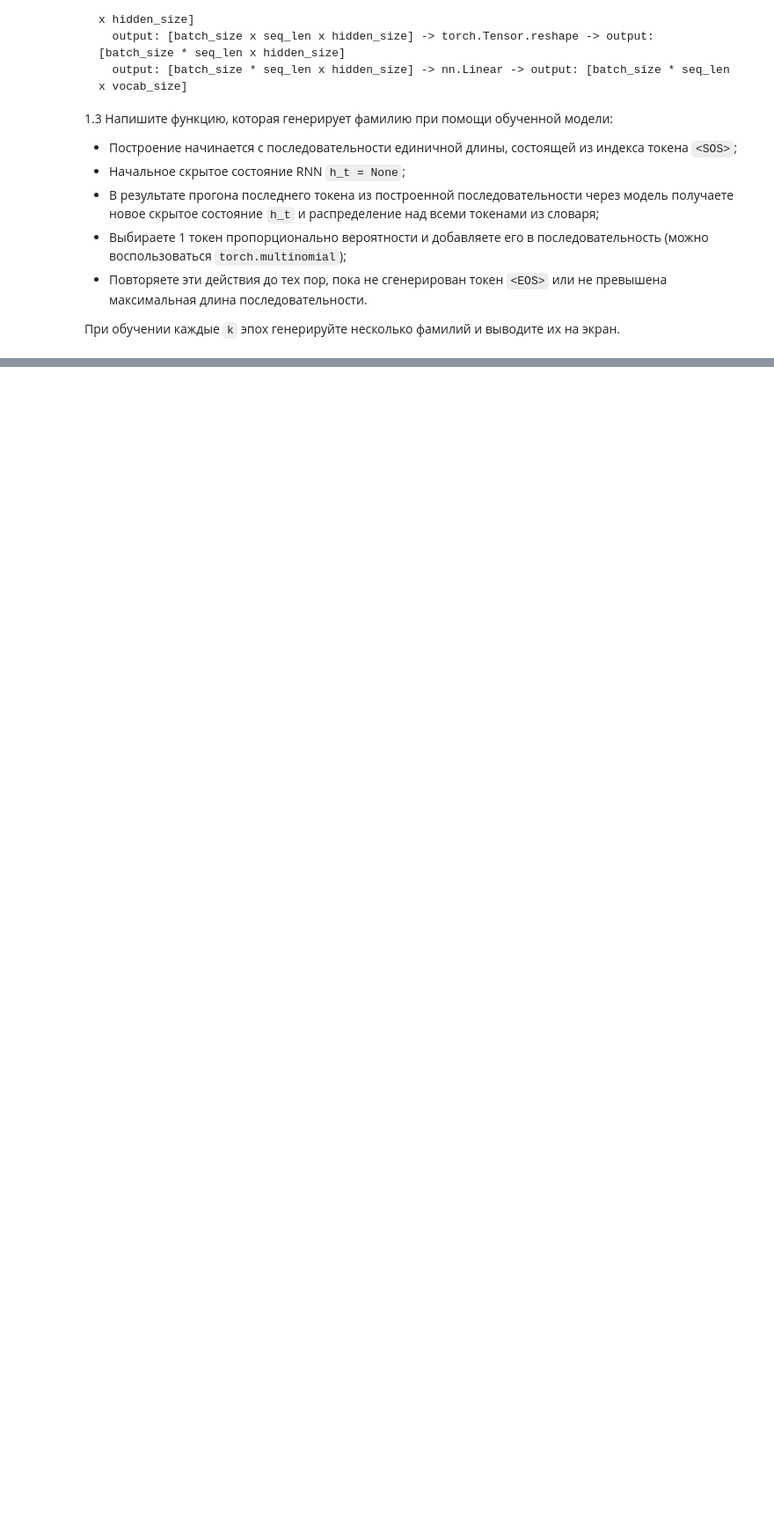
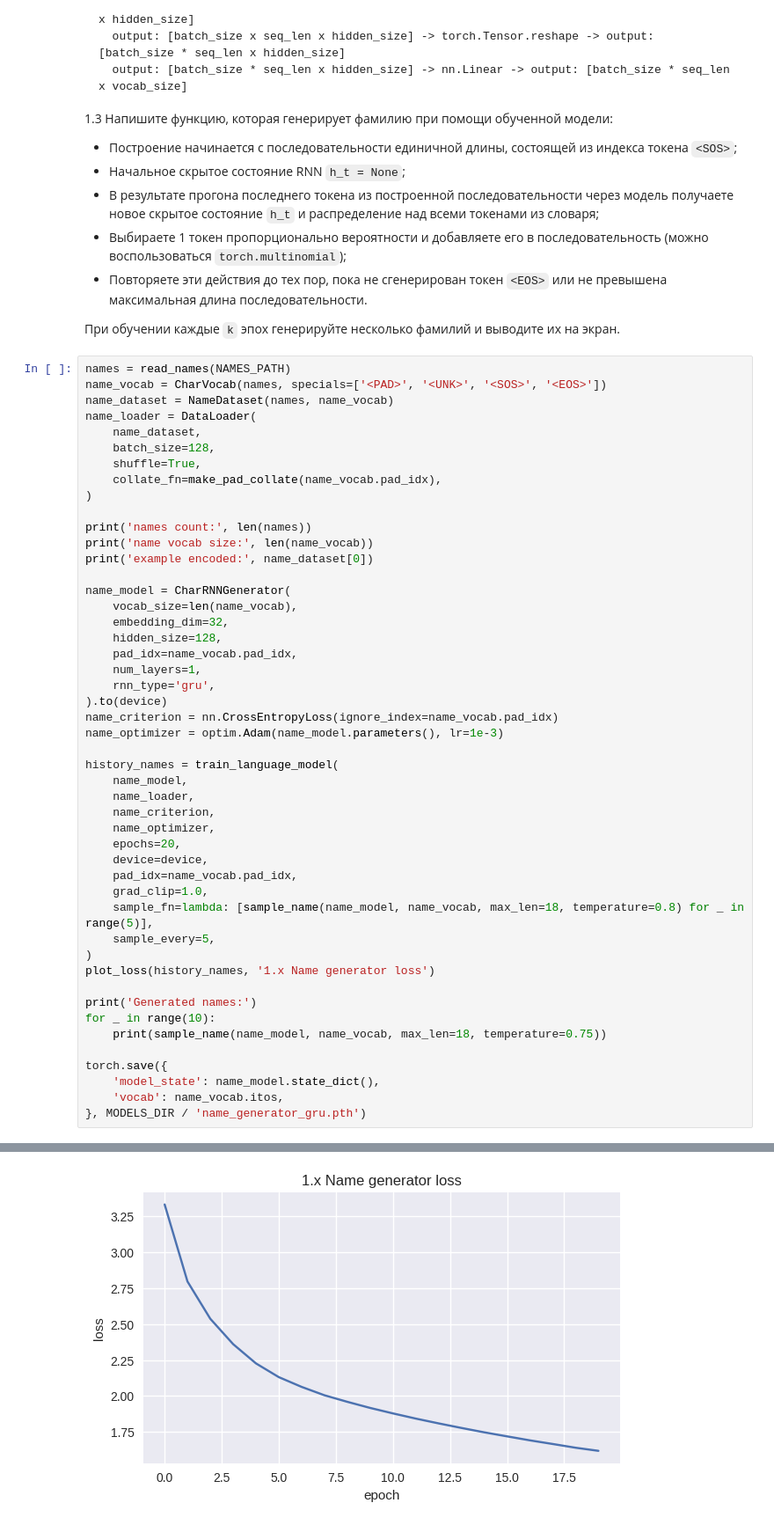
Before and after one commit to sowwds/mirea_lab, a Jupyter notebook: 6 sem/algo-ml/Текущий контроль 13-14/Задание.ipynb, the cells around one changed output, grey strips where cells are left out. Shown at 88% size. Cells and saved outputs as stored; diff of their text form; blank space fills up the shorter version.

```diff
--- a/6 sem/algo-ml/Текущий контроль 13-14/Задание.ipynb
+++ b/6 sem/algo-ml/Текущий контроль 13-14/Задание.ipynb
@@ -74,3 +322,52 @@ cd drive/MyDrive/datasets
   * Повторяете эти действия до тех пор, пока не сгенерирован токен `<EOS>` или не превышена максимальная длина последовательности.
 
 При обучении каждые `k` эпох генерируйте несколько фамилий и выводите их на экран.
+# %%
+names = read_names(NAMES_PATH)
+name_vocab = CharVocab(names, specials=['<PAD>', '<UNK>', '<SOS>', '<EOS>'])
+name_dataset = NameDataset(names, name_vocab)
+name_loader = DataLoader(
+    name_dataset,
+    batch_size=128,
+    shuffle=True,
+    collate_fn=make_pad_collate(name_vocab.pad_idx),
+)
+
+print('names count:', len(names))
+print('name vocab size:', len(name_vocab))
+print('example encoded:', name_dataset[0])
+
+name_model = CharRNNGenerator(
+    vocab_size=len(name_vocab),
+    embedding_dim=32,
+    hidden_size=128,
+    pad_idx=name_vocab.pad_idx,
+    num_layers=1,
+    rnn_type='gru',
+).to(device)
+name_criterion = nn.CrossEntropyLoss(ignore_index=name_vocab.pad_idx)
+name_optimizer = optim.Adam(name_model.parameters(), lr=1e-3)
+
+history_names = train_language_model(
+    name_model,
+    name_loader,
+    name_criterion,
+    name_optimizer,
+    epochs=20,
+    device=device,
+    pad_idx=name_vocab.pad_idx,
+    grad_clip=1.0,
+    sample_fn=lambda: [sample_name(name_model, name_vocab, max_len=18, temperature=0.8) for _ in range(5)],
+    sample_every=5,
+)
+plot_loss(history_names, '1.x Name generator loss')
+
+print('Generated names:')
+for _ in range(10):
+    print(sample_name(name_model, name_vocab, max_len=18, temperature=0.75))
+
+torch.save({
+    'model_state': name_model.state_dict(),
+    'vocab': name_vocab.itos,
+}, MODELS_DIR / 'name_generator_gru.pth')
+# %% [output]
@@ -76,0 +391 @@ cd drive/MyDrive/datasets
+[figure, added]
```
Also changed, not shown: parts of 7 cells of this notebook, 13 other files.
